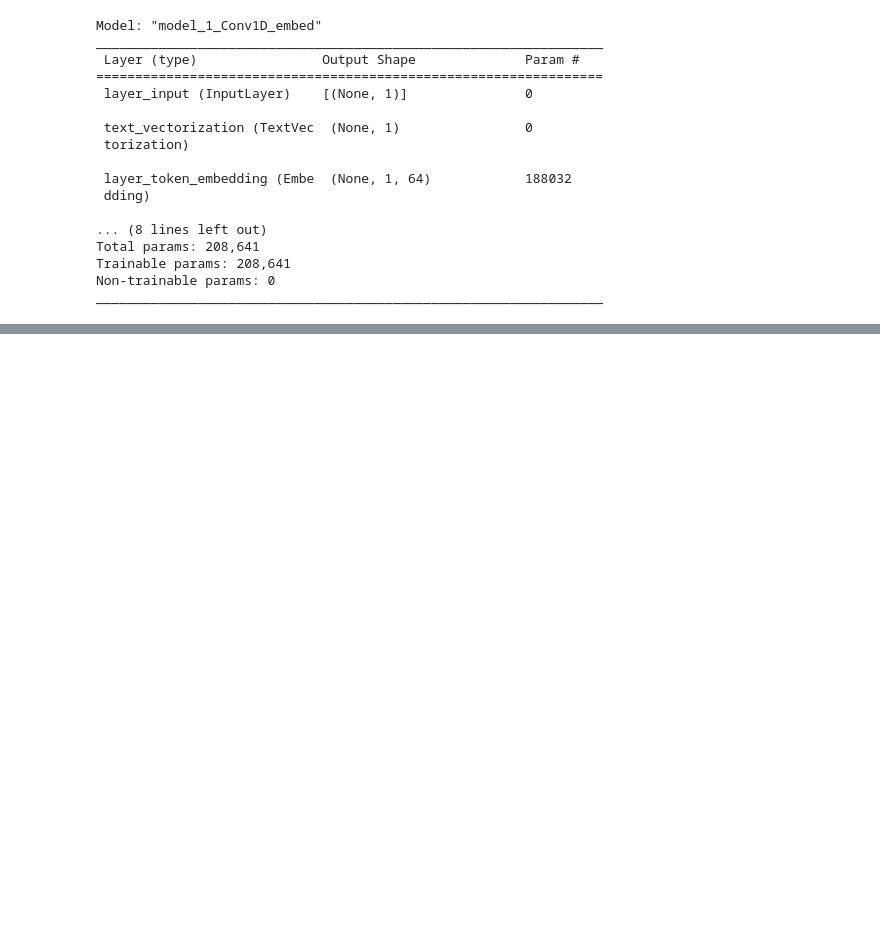
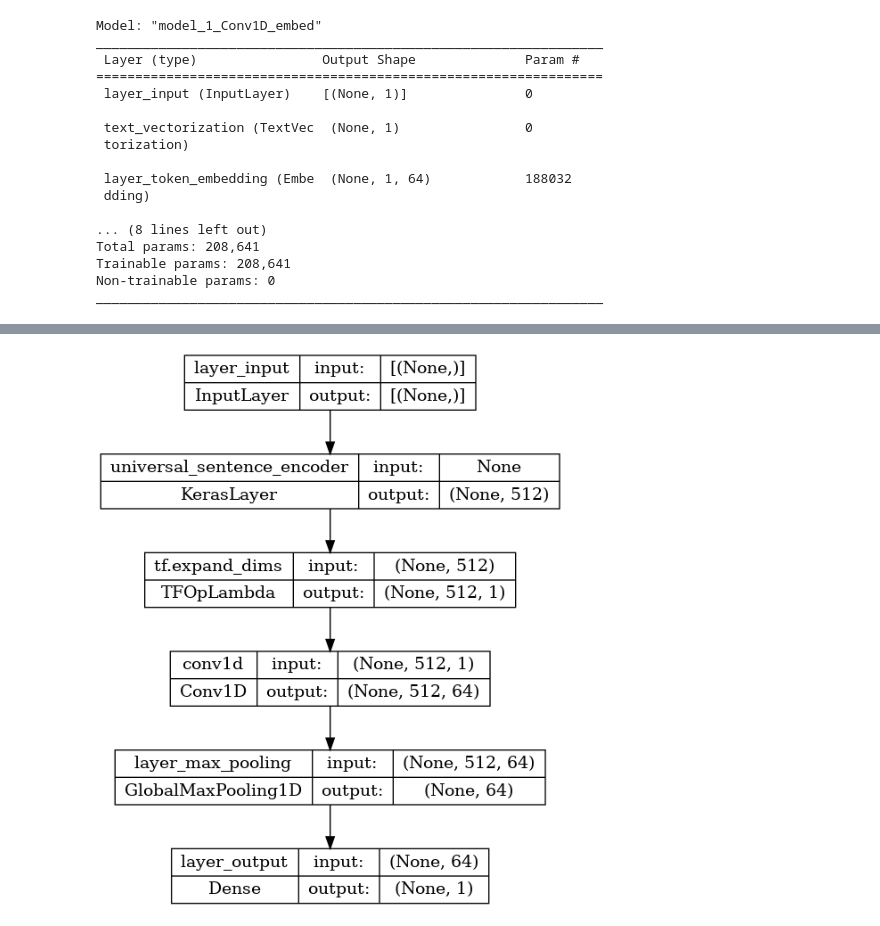
Before and after one commit to johanesPao/ColorSkim, a Jupyter notebook: ColorSkim_AI.ipynb, the cells around one changed output, grey strips where cells are left out. Drawn from its saved outputs; the diff is of its cells as text; code cells hidden in the pictures; blank space fills up the shorter version.

```diff
--- a/ColorSkim_AI.ipynb
+++ b/ColorSkim_AI.ipynb
@@ -349,0 +449,6 @@ WARNING:absl:Found untraced functions such as _jit_compiled_convolution_op while
+# %%
+# Download pretrained USE
+import tensorflow_hub as hub
+tf_hub_embedding = hub.KerasLayer('https://tfhub.dev/google/universal-sentence-encoder/4',
+                                  trainable=False,
+                                  name='universal_sentence_encoder')
@@ -349,0 +480,8 @@ WARNING:absl:Found untraced functions such as _jit_compiled_convolution_op while
+# %%
+# Membuat model_2 menggunakan USE
+inputs = layers.Input(shape=[], dtype=tf.string, name='layer_input')
+layer_embed_pretrained = tf_hub_embedding(inputs)
+x = layers.Conv1D(filters=64, kernel_size=5, padding='same', activation='relu')(tf.expand_dims(layer_embed_pretrained, axis=-1))
+x = layers.GlobalMaxPooling1D(name='layer_max_pooling')(x)
+outputs = layers.Dense(1, activation='sigmoid', name='layer_output')(x)
+model_2 = tf.keras.Model(inputs=inputs, outputs=outputs, name='model_2_Conv1D_USE_embed')
@@ -349,0 +509,5 @@ WARNING:absl:Found untraced functions such as _jit_compiled_convolution_op while
+# %%
+# Plot model_2
+plot_model(model_2, show_shapes=True)
+# %% [output]
+[figure, added]
```
Also changed, not shown: parts of 22 cells of this notebook.
